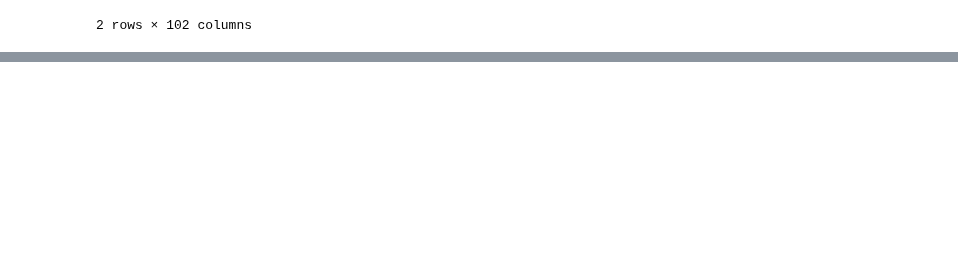
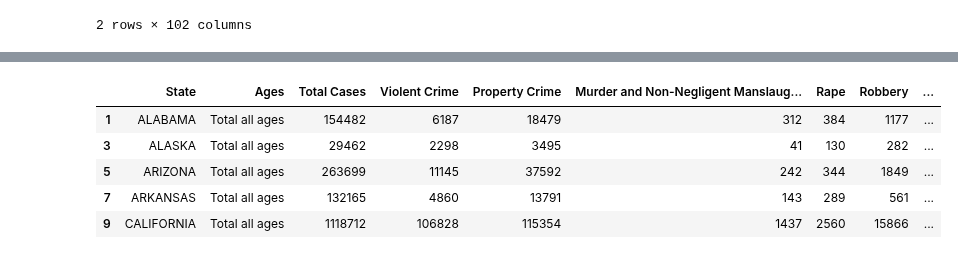
Before and after one commit to sjuarez382/UCI-Group_Project_1-Team9, a Jupyter notebook: Untitled.ipynb, the cells around one changed output, grey strips where cells are left out. Cells and saved outputs as stored; diff of their text form; code cells hidden in the pictures; blank space fills up the shorter version.

```diff
--- a/Untitled.ipynb
+++ b/Untitled.ipynb
@@ -135,0 +146,10 @@ tr_age
+# %%
+group_state_total_df = state_crime_df.loc[state_crime_df["Ages"] == "Total all ages", :]
+group_state_total_df.head()
+# %% [output]
+|  | State | Ages | Total Cases | Violent Crime | Property Crime | Murder and Non-Negligent Manslaug... | Rape | Robbery | ... |
+| 1 | ALABAMA | Total all ages | 154482 | 6187 | 18479 | 312 | 384 | 1177 | ... |
+| 3 | ALASKA | Total all ages | 29462 | 2298 | 3495 | 41 | 130 | 282 | ... |
+| 5 | ARIZONA | Total all ages | 263699 | 11145 | 37592 | 242 | 344 | 1849 | ... |
+| 7 | ARKANSAS | Total all ages | 132165 | 4860 | 13791 | 143 | 289 | 561 | ... |
+| 9 | CALIFORNIA | Total all ages | 1118712 | 106828 | 115354 | 1437 | 2560 | 15866 | ... |
```
Also changed, not shown: parts of 5 cells of this notebook, 1 other file.
